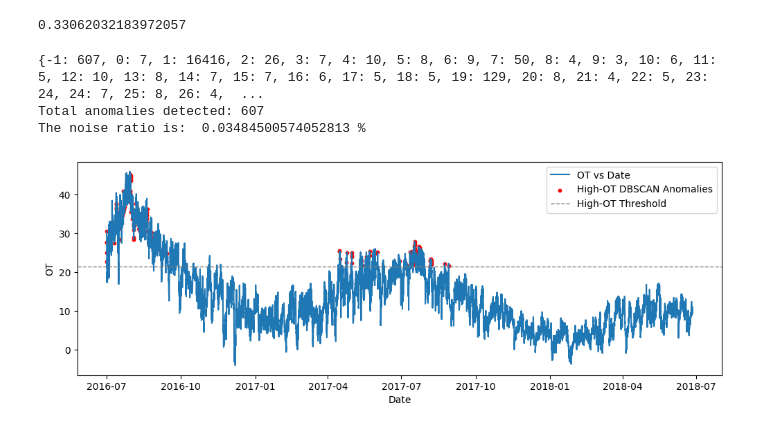
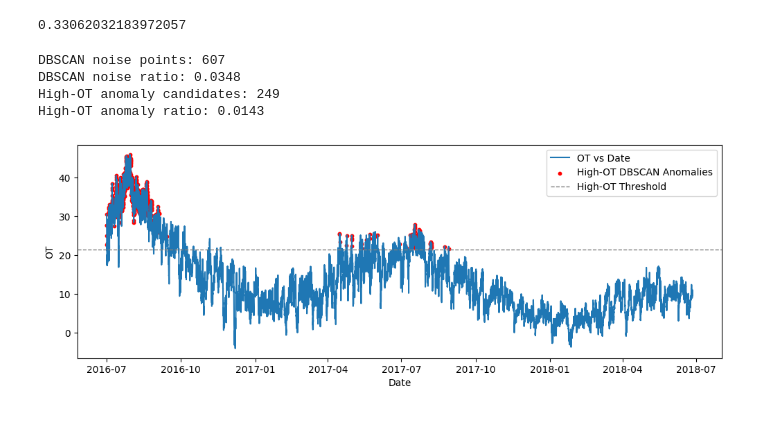
Before and after one commit to AadityaThakkar21/Prognostics-and-Health-Management-of-Power-Transformers, a Jupyter notebook: main/dbscan.ipynb, the cells around one changed output. Saved outputs shown, nothing was run; the diff lists cells and outputs as text; code cells hidden in the pictures.

Commit message:
added ridge regression

```diff
--- a/main/dbscan.ipynb
+++ b/main/dbscan.ipynb
@@ -65,53 +65,69 @@ eps_optimal = k_distances[elbow_index]
 print(eps_optimal)
 # %% [output]
 0.33062032183972057
+# %%
+reg = Ridge(alpha=1.0)
+reg.fit(X, df['OT'])
+
+# Predict expected oil temperature
+df['OT_pred'] = reg.predict(X)
+
+df['residual'] = df['OT'] - df['OT_pred']
+
+res_threshold = df['residual'].quantile(0.95)  # top 5% positive deviations
+res_anomaly = df['residual'] >= res_threshold
 # %%
-clustering = DBSCAN(eps=eps_optimal, min_samples=5, metric = 'euclidean')    # Based on the graph.
+clustering = DBSCAN(eps=eps_optimal, min_samples=5, metric='euclidean')
 clustering.fit(X)
 df['cluster'] = clustering.labels_
 
-# Finding the number of clusters formed
-unique, counts = np.unique(df['cluster'], return_counts=True)
-print(dict(zip(unique, counts)))
+ot_threshold = df['OT'].quantile(0.85)   # top 15% temperatures
 
-# Number of anomalies
-n_outliers = (df['cluster'] == -1).sum()
-print(f"Total anomalies detected: {n_outliers}")
+# Physics-aware anomaly mask (high-OT only)
+anomaly_mask = (df['cluster'] == -1) & (df['OT'] >= ot_threshold)
 
-# Noise ratio
-noise_ratio = np.mean(df['cluster'] == -1)
-print('The noise ratio is: ', noise_ratio, '%')
+# noise statistics
+dbscan_noise_count = (df['cluster'] == -1).sum()
+dbscan_noise_ratio = np.mean(df['cluster'] == -1)
+
+print(f"DBSCAN noise points: {dbscan_noise_count}")
+print(f"DBSCAN noise ratio: {dbscan_noise_ratio:.4f}")
+
+n_anomalies = anomaly_mask.sum()
+anomaly_ratio = np.mean(anomaly_mask)
+
+print(f"High-OT anomaly candidates: {n_anomalies}")
+print(f"High-OT anomaly ratio: {anomaly_ratio:.4f}")
+
+final_anomaly = anomaly_mask | res_anomaly
 # %% [output]
-{-1: 607, 0: 7, 1: 16416, 2: 26, 3: 7, 4: 10, 5: 8, 6: 9, 7: 50, 8: 4, 9: 3, 10: 6, 11: 5, 12: 10, 13: 8, 14: 7, 15: 7, 16: 6, 17: 5, 18: 5, 19: 129, 20: 8, 21: 4, 22: 5, 23: 24, 24: 7, 25: 8, 26: 4,  ...
-Total anomalies detected: 607
-The noise ratio is:  0.03484500574052813 %
+DBSCAN noise points: 607
+DBSCAN noise ratio: 0.0348
+High-OT anomaly candidates: 249
+High-OT anomaly ratio: 0.0143
 # %%
 # Plotting the outliers
 plt.figure(figsize = (12,4))
 plt.plot(df['date'], df['OT'], label = 'OT vs Date')
 
-ot_threshold = df['OT'].quantile(0.85)   # top 15% temperatures
-anomaly_mask = (df['cluster'] == -1) & (df['OT'] >= ot_threshold)
-
 plt.scatter(
-    df.loc[anomaly_mask, 'date'], df.loc[anomaly_mask, 'OT'], color='red', s=10, label='High-OT DBSCAN Anomalies'
+    df.loc[final_anomaly, 'date'], df.loc[final_anomaly, 'OT'], color='red', s=10, label='High-OT DBSCAN Anomalies'
 )
-
 
 plt.axhline(
     ot_threshold,
     color='gray',
     linestyle='--',
     linewidth=1,
     label='High-OT Threshold'
 )
 
 plt.xlabel('Date')
 plt.ylabel('OT')
 plt.legend()
 plt.show()
 # %% [output]
-[figure, old version]
+[figure, new version]
 # %%
 # Anomaly trends
 daily_anomalies = df[df['cluster'] == -1].groupby(df['date'].dt.date).size()
```
Also changed, not shown: parts of 2 cells of this notebook.
